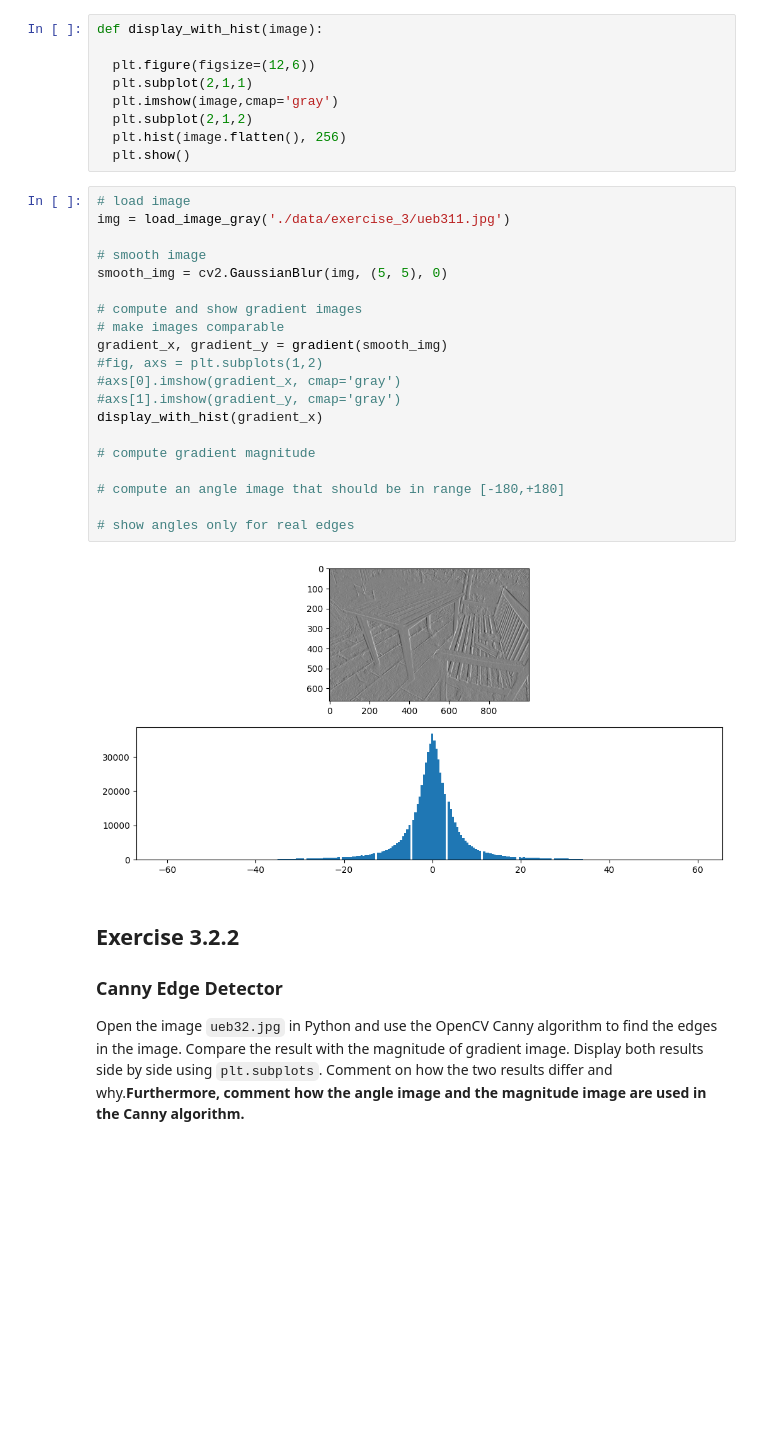
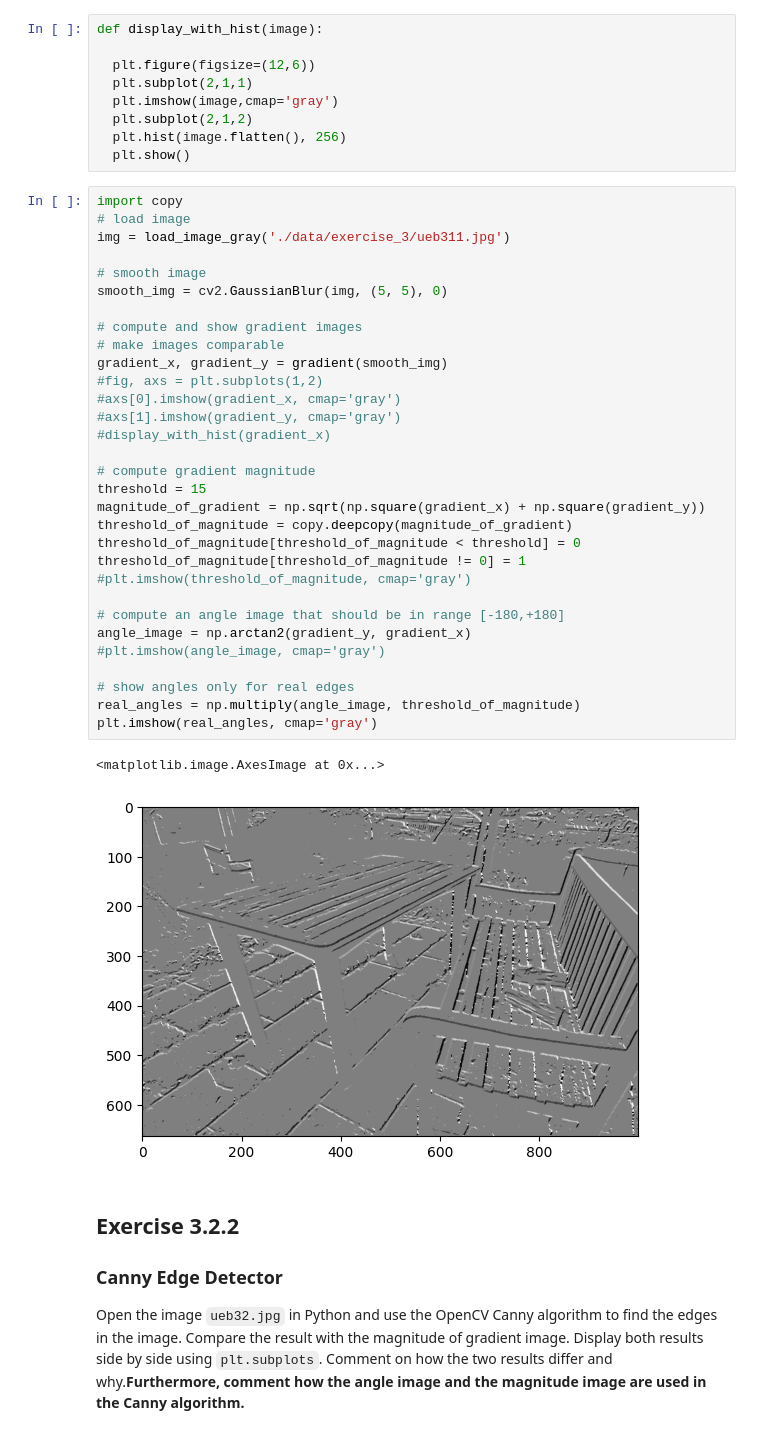
Before and after one commit to RHoock/CompVis, a Jupyter notebook: exercise_3.ipynb, the cells around one changed output. Cells and saved outputs as stored; diff of their text form; blank space fills up the shorter version.

```diff
--- a/exercise_3.ipynb
+++ b/exercise_3.ipynb
@@ -78,27 +78,39 @@ def display_with_hist(image):
   plt.hist(image.flatten(), 256)
   plt.show()
 # %%
+import copy
 # load image
 img = load_image_gray('./data/exercise_3/ueb311.jpg')
 
 # smooth image
 smooth_img = cv2.GaussianBlur(img, (5, 5), 0)
 
 # compute and show gradient images
 # make images comparable
 gradient_x, gradient_y = gradient(smooth_img)
 #fig, axs = plt.subplots(1,2)
 #axs[0].imshow(gradient_x, cmap='gray')
 #axs[1].imshow(gradient_y, cmap='gray')
-display_with_hist(gradient_x)
+#display_with_hist(gradient_x)
 
 # compute gradient magnitude
+threshold = 15
+magnitude_of_gradient = np.sqrt(np.square(gradient_x) + np.square(gradient_y))
+threshold_of_magnitude = copy.deepcopy(magnitude_of_gradient)
+threshold_of_magnitude[threshold_of_magnitude < threshold] = 0
+threshold_of_magnitude[threshold_of_magnitude != 0] = 1
+#plt.imshow(threshold_of_magnitude, cmap='gray')
 
 # compute an angle image that should be in range [-180,+180]
+angle_image = np.arctan2(gradient_y, gradient_x)
+#plt.imshow(angle_image, cmap='gray')
 
 # show angles only for real edges
+real_angles = np.multiply(angle_image, threshold_of_magnitude)
+plt.imshow(real_angles, cmap='gray')
 # %% [output]
+<matplotlib.image.AxesImage at 0x...>
-[figure, old version]
+[figure, new version]
 # %% [markdown]
 ## Exercise 3.2.2
 ### Canny Edge Detector
```
Also changed, not shown: parts of 2 cells of this notebook.
